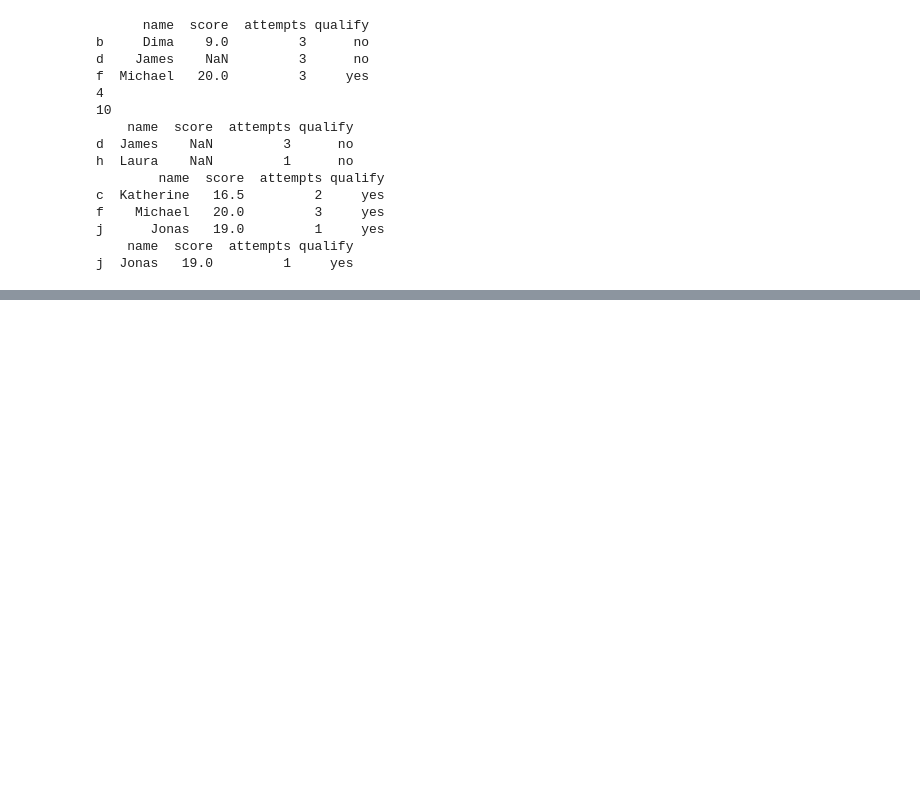
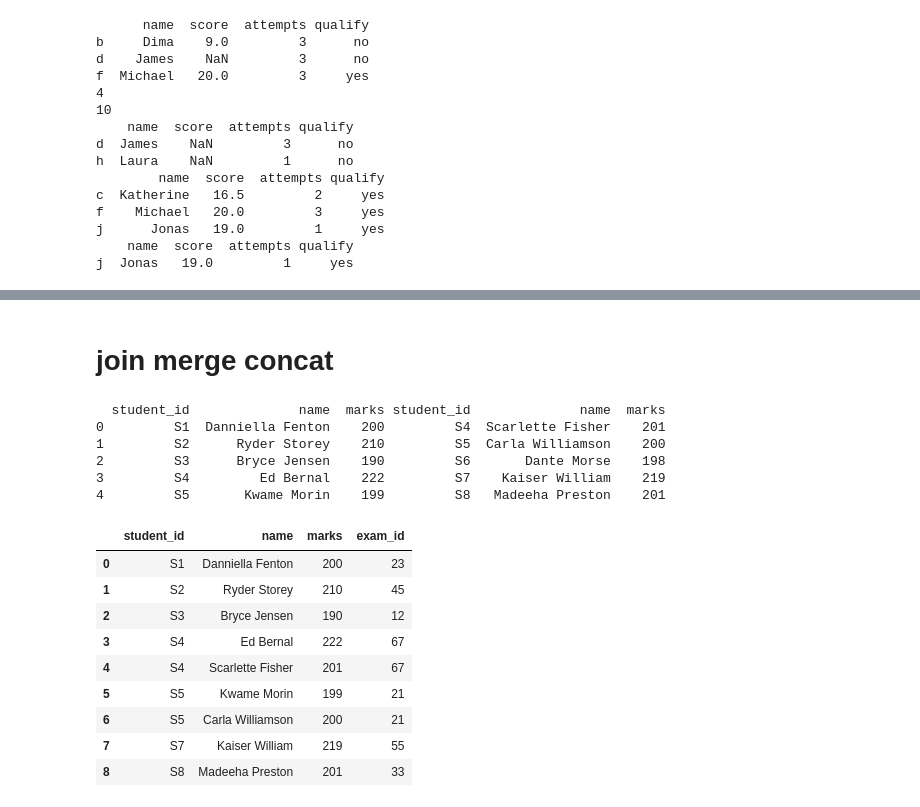
Before and after one commit to Priyakumari1997/Pythoncoding, a Jupyter notebook: Pandas coding practice.ipynb, the cells around one changed output, grey strips where cells are left out. Drawn from its saved outputs; the diff is of its cells as text; code cells hidden in the pictures; blank space fills up the shorter version.

```diff
--- a/Pandas coding practice.ipynb
+++ b/Pandas coding practice.ipynb
@@ -227,0 +543,23 @@ j  Jonas   19.0         1     yes
+# %% [markdown]
+# join merge concat
+# %%
+import pandas as pd
+
+student_data1 = pd.DataFrame({
+        'student_id': ['S1', 'S2', 'S3', 'S4', 'S5'],
+         'name': ['Danniella Fenton', 'Ryder Storey', 'Bryce Jensen', 'Ed Bernal', 'Kwame Morin'],
+        'marks': [200, 210, 190, 222, 199]})
+
+student_data2 = pd.DataFrame({
+        'student_id': ['S4', 'S5', 'S6', 'S7', 'S8'],
+        'name': ['Scarlette Fisher', 'Carla Williamson', 'Dante Morse', 'Kaiser William', 'Madeeha Preston'],
+        'marks': [201, 200, 198, 219, 201]})
+df=pd.concat([student_data1,student_data2],axis=1)
+print(df)
+# %% [output]
+  student_id              name  marks student_id              name  marks
+0         S1  Danniella Fenton    200         S4  Scarlette Fisher    201
+1         S2      Ryder Storey    210         S5  Carla Williamson    200
+2         S3      Bryce Jensen    190         S6       Dante Morse    198
+3         S4         Ed Bernal    222         S7    Kaiser William    219
+4         S5       Kwame Morin    199         S8   Madeeha Preston    201
@@ -227,0 +586,29 @@ j  Jonas   19.0         1     yes
+# %%
+import pandas as pd
+student_data1 = pd.DataFrame({
+        'student_id': ['S1', 'S2', 'S3', 'S4', 'S5'],
+         'name': ['Danniella Fenton', 'Ryder Storey', 'Bryce Jensen', 'Ed Bernal', 'Kwame Morin'],
+        'marks': [200, 210, 190, 222, 199]})
+
+student_data2 = pd.DataFrame({
+        'student_id': ['S4', 'S5', 'S6', 'S7', 'S8'],
+        'name': ['Scarlette Fisher', 'Carla Williamson', 'Dante Morse', 'Kaiser William', 'Madeeha Preston'],
+        'marks': [201, 200, 198, 219, 201]})
+
+exam_data = pd.DataFrame({
+        'student_id': ['S1', 'S2', 'S3', 'S4', 'S5', 'S7', 'S8', 'S9', 'S10', 'S11', 'S12', 'S13'],
+        'exam_id': [23, 45, 12, 67, 21, 55, 33, 14, 56, 83, 88, 12]})
+df = pd.concat([student_data1,student_data2])
+final_merge_data=pd.merge(df,exam_data,on='student_id')
+final_merge_data
+# %% [output]
+|  | student_id | name | marks | exam_id |
+| 0 | S1 | Danniella Fenton | 200 | 23 |
+| 1 | S2 | Ryder Storey | 210 | 45 |
+| 2 | S3 | Bryce Jensen | 190 | 12 |
+| 3 | S4 | Ed Bernal | 222 | 67 |
+| 4 | S4 | Scarlette Fisher | 201 | 67 |
+| 5 | S5 | Kwame Morin | 199 | 21 |
+| 6 | S5 | Carla Williamson | 200 | 21 |
+| 7 | S7 | Kaiser William | 219 | 55 |
+| 8 | S8 | Madeeha Preston | 201 | 33 |
```
Also changed, not shown: parts of 35 cells of this notebook, 1 other file.
